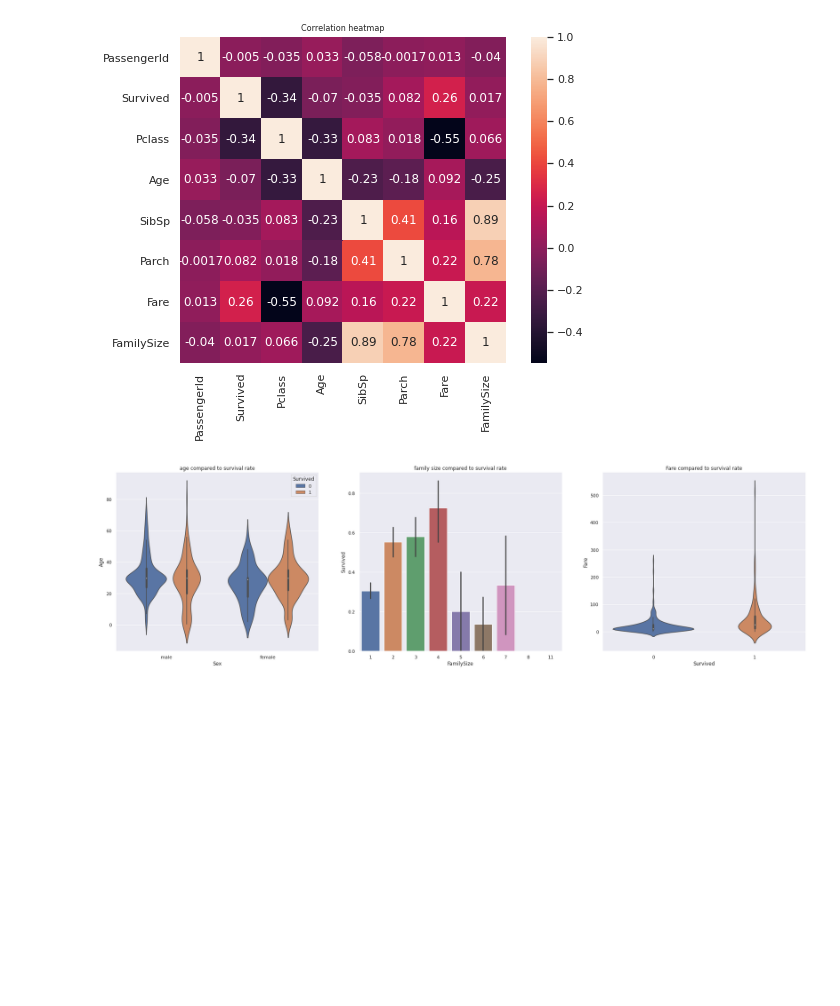
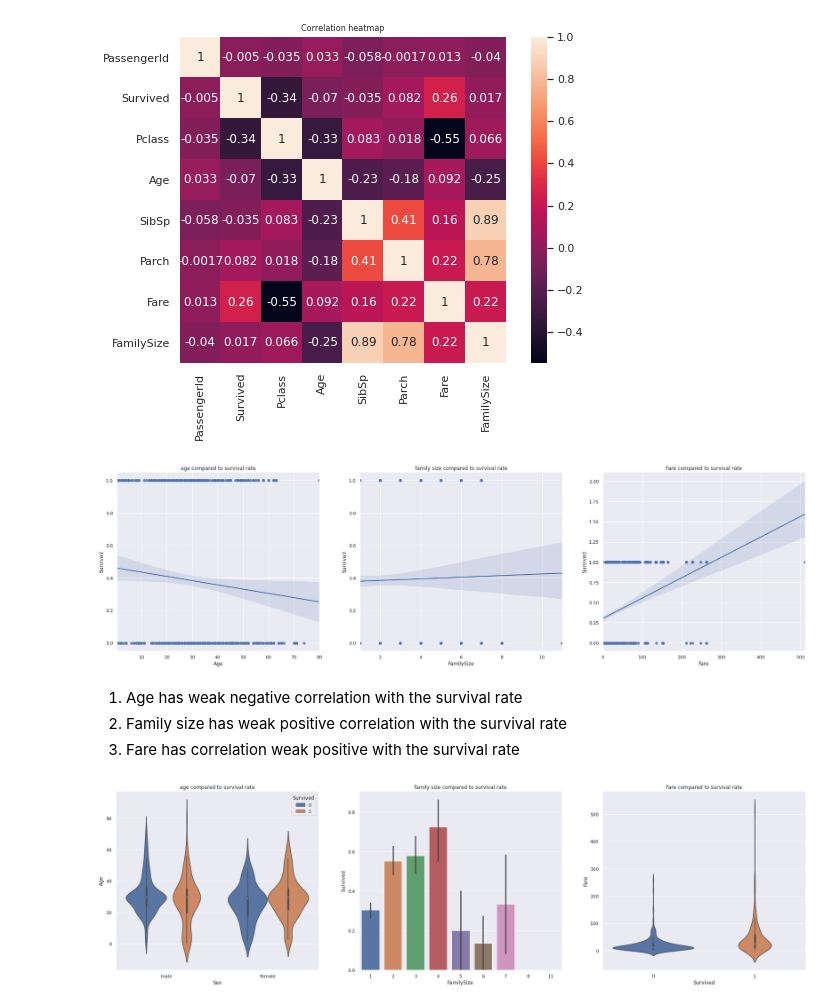
Before and after one commit to imaqn/machine-learning-course, a Jupyter notebook: assignment1/assignment1.ipynb, the cells around one changed output. Cells and saved outputs as stored; diff of their text form; code cells hidden in the pictures; blank space fills up the shorter version.

Commit message:
fix correlation

```diff
--- a/assignment1/assignment1.ipynb
+++ b/assignment1/assignment1.ipynb
@@ -112,4 +113,17 @@ plt.title("Correlation heatmap", size=8)
 plt.show()
 # %% [output]
 [figure]
+# %%
+# Data visualization of correlation between feature and target
+fig, axs = plt.subplots(ncols=3, figsize=(30,8))
+sns.regplot(x="Age", y="Survived", data=data, ax=axs[0]).set(title="age compared to survival rate")
+sns.regplot(x="FamilySize", y="Survived", data=data, ax=axs[1]).set(title="family size compared to survival rate")
+sns.regplot(x="Fare", y="Survived", data=data, ax=axs[2]).set(title="Fare compared to survival rate")
+plt.show()
+# %% [output]
+[figure, added]
+# %% [markdown]
+1. Age has weak negative correlation with the survival rate
+2. Family size has weak positive correlation with the survival rate
+3. Fare has correlation weak positive with the survival rate
 # %%
```
Also changed, not shown: parts of 2 cells of this notebook.
